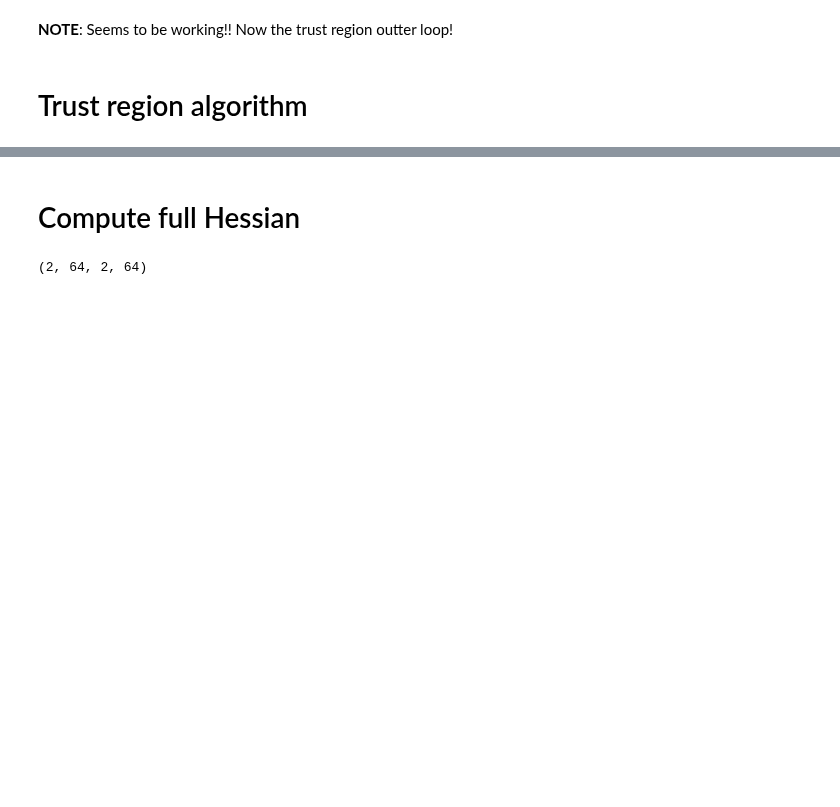
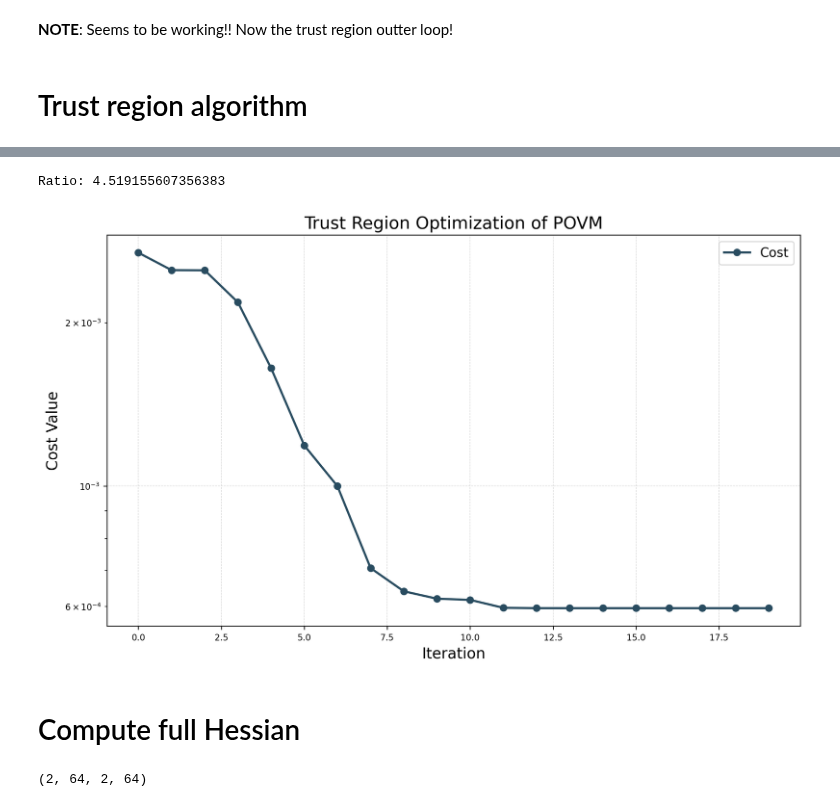
Before and after one commit to EmilianoG-byte/iqm-benchmarks, a Jupyter notebook: playground/hessian/trust_region.ipynb, the cells around one changed output, grey strips where cells are left out. Cells and saved outputs as stored; diff of their text form; code cells hidden in the pictures; blank space fills up the shorter version.

Commit message:
add successfull test for full Trust region algorithm

```diff
--- a/playground/hessian/trust_region.ipynb
+++ b/playground/hessian/trust_region.ipynb
@@ -118,8 +119,7 @@ state_psd_init_mgst = np.array(state_psd_init_jax)
 # %%
 x = povm_psd_init_jax
 n, p = get_isometry_dimensions_from_tensor(x, "povm")
-radius = 0.01
-num_iterations = 20
+num_iterations_cg = 20
 metric = "canonical"
 riemannian_gradient_function:Callable[[Tensor], Tensor] = lambda x: riemannian_gradient_fn_povm(kraus_tensor=kraus_tensor_init_jax, povm_psd=x, state_psd=state_psd_init_jax, indices_list=indices_list_2q, prob_matrix=prob_matrix_2q_sampled, operator_type="povm",metric=metric)
 
@@ -215,7 +214,24 @@ Array(0.00250039, dtype=float64)
 # %% [markdown]
 # Trust region algorithm
 # %%
-run_trust_region_optimization(
+radius_init = 0.1
+num_iterations_tr = 20
+max_radius = 2.0
+retraction = lambda x, z: retraction_first_order(x, z, n=n, p=p)
+
+x_optimized, x_array_optimized, cost_fx_optimized = run_trust_region_optimization(
     cost_function=cost_fn_povm,
-    retraction=
+    retraction=retraction,
+    x_init=x,
+    radius_init=radius_init,
+    num_iterations=num_iterations_tr,
+    max_radius=max_radius,
+    quotient_trust=0.125,
+    operator_type="povm",
+    rgradient_fn=riemannian_gradient_function,
+    rhessian_vector_fn=rhessian_vector_fn,
+    metric_cg=metric,
+    num_iterations_cg=num_iterations_cg,
+    verbose_cg=True,
+    verbose=True
 )
@@ -222,3 +374,10 @@ run_trust_region_optimization(
+# %%
+print(f"Ratio: {cost_fx_optimized[0]/cost_fx_optimized[-1]}")
+title = "Trust Region Optimization of POVM"
+plot_cost_function(cost_array=cost_fx_optimized, title=title)
+# %% [output]
+Ratio: 4.519155607356383
+[figure, added]
 # %% [markdown]
 # Compute full Hessian
 # %%
```
Also changed, not shown: parts of 4 cells of this notebook, 4 other files.
